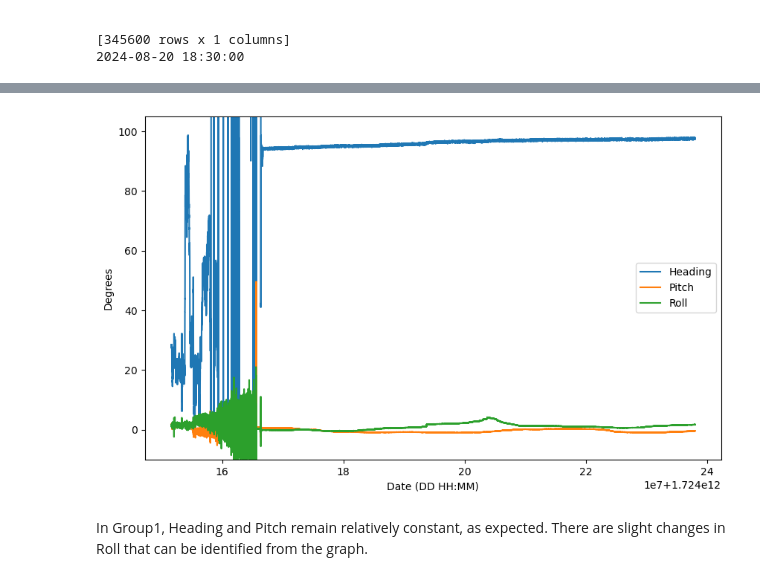
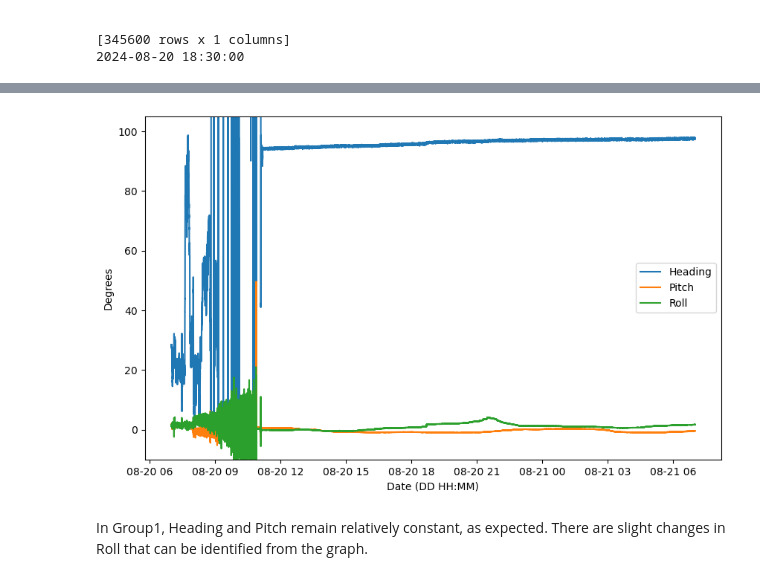
Before and after one commit to NCSU-CHAZ/BOEM-Oak-Island, a Jupyter notebook: notebooks/BOEM_interp.ipynb, the cells around one changed output, grey strips where cells are left out. Saved outputs shown, nothing was run; the diff lists cells and outputs as text; code cells hidden in the pictures.

Commit message:
Made a unix nanoseconds conversion function
Converting the unix nanoseconds timestamp from the Sig1000 to a datetime

```diff
--- a/notebooks/BOEM_interp.ipynb
+++ b/notebooks/BOEM_interp.ipynb
@@ -34,7 +34,8 @@ datadir = "BOEM_interp_data/Deploy1_Group1_S0103080/"
 sampling_frequency = 4
 # %%
 # This is just the data path that works on my computer - Brooke (I will delete later)
-datadir=r"/Volumes/kanarde/BOEM/deployment_1/Processed/S0_103080/Group1"
+#datadir=r"/Volumes/kanarde/BOEM/deployment_1/Processed/S0_103080/Group1"
+datadir = "Z:\deployment_1\Processed\S0_103080\Group1"
 # %%
 files = os.listdir(Path(datadir)) # list of files in Group 1
 print(files) # prints out a list of all of the data files within Group 1
@@ -47,7 +48,8 @@ data = {}
 for file in files:
     file_path = os.path.join(datadir, file)  # file path
     df = pd.read_hdf(file_path)  # read the file into a Pandas dataframe
-    file_name = file_path.split('/')[-1].split('.')[0]  # file name
+    #file_name = file_path.split('/')[-1].split('.')[0]  # file name
+    file_name = file_path.split('\\')[-1].split('.')[0] # use this line if you're using Windows
     print(file_name)
     data[file_name] = df  # store dataframe
 # %% [output]
@@ -163,3 +165,18 @@ print(start_time)
 
 [345600 rows x 1 columns]
 2024-08-20 18:30:00
+# %%
+#Function to convert unix timestamp in ns to regular datetime
+def unix_ns_to_datetime(unix_ns_array):
+    dates = []
+    for date in unix_ns_array:
+        seconds = date // 1_000_000_000
+        nanoseconds = date % 1_000_000_000
+        python_datetime = datetime.datetime.fromtimestamp(seconds) + datetime.timedelta(microseconds=nanoseconds / 1000)
+        dates.append(python_datetime)
+    return dates
+# %%
+#Applying the function to convert for datetime
+unix_ns_array = data["Time"]
+data["Datetime"] = pd.DataFrame(unix_ns_to_datetime(unix_ns_array[0].values))
+print(data["Datetime"])
@@ -166,17 +198,17 @@ print(start_time)
 # %%
 # Plot Heading, Pitch, and Roll over time
 plt.figure(figsize=(10,6))
-plt.plot(data['Time'],data['Heading'], label='Heading')
-plt.plot(data['Time'],data['Pitch'], label='Pitch')
-plt.plot(data['Time'],data['Roll'], label='Roll')
+plt.plot(data['Datetime'],data['Heading'], label='Heading')
+plt.plot(data['Datetime'],data['Pitch'], label='Pitch')
+plt.plot(data['Datetime'],data['Roll'], label='Roll')
 plt.xlabel('Date (DD HH:MM)')
 plt.ylabel('Degrees')
 plt.ylim(bottom= -10, top =105)
 # plt.xlim(left=start_time) # This is here for group 1 only to cut out transportation of sensor
 plt.legend()
 plt.show()
 # %% [output]
-[figure, old version]
+[figure, new version]
 # %% [markdown]
 In Group1, Heading and Pitch remain relatively constant, as expected. There are slight changes in Roll that can be identified from the graph.
 # %% [markdown]
```
Also changed, not shown: parts of 11 cells of this notebook.
